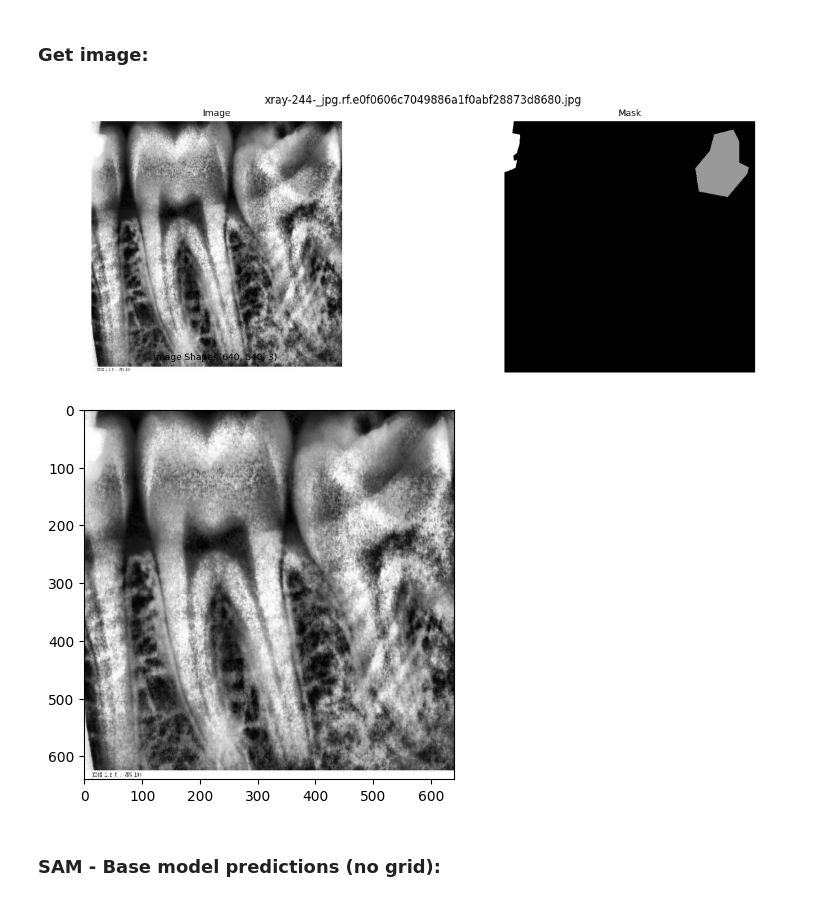
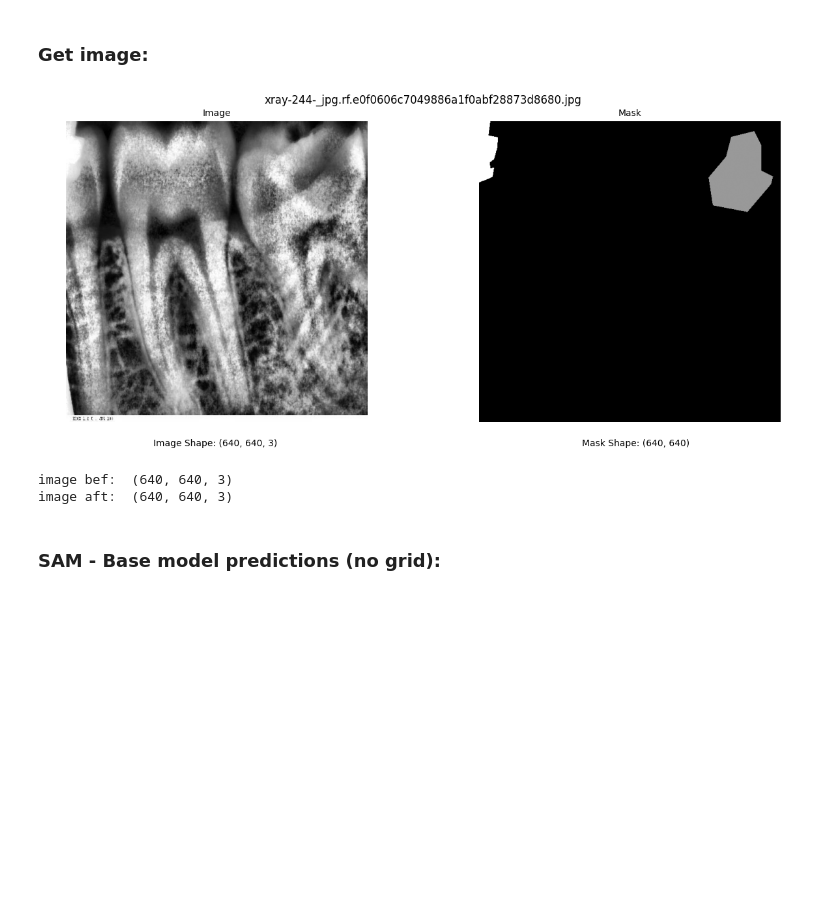
Before and after one commit to OSmith132/Automated-Dental-Segmentation, a Jupyter notebook: main.ipynb, the cells around one changed output. Drawn from its saved outputs; the diff is of its cells as text; code cells hidden in the pictures; blank space fills up the shorter version.

```diff
--- a/main.ipynb
+++ b/main.ipynb
@@ -62,22 +62,28 @@ valid_dataset = ImageMaskDataset(dataset_path, "valid", processor)
 # %%
 # Select random image
 image_idx = random.randint(0, len(test_dataset)-1)
 
 
 image_idx = 45 # delete this
 
-# Load an image
-image_tensor = test_dataset[image_idx]["pixel_values"]
+test_dataset.show_image_mask(image_idx)
 
 
 
-test_dataset.show_image_mask(image_idx)
 
-plt.imshow(image_tensor)
-plt.show()
+# Load an image (This works far better if you don'd convert to a tensor first)
+image_tensor = test_dataset[image_idx]["pixel_values"]
+
+#image_tensor = torch.permute(image_tensor,(1,2,0)).numpy()
+
+
+# image_tensor = torch.permute(image_tensor, (1,2,0))
+
+# print("image fnl: ", image_tensor.size())
 # %% [output]
-[figure, old version]
+[figure, new version]
-[figure, removed]
+image bef:  (640, 640, 3)
+image aft:  (640, 640, 3)
 # %% [markdown]
 ### SAM - Base model predictions (no grid):
 # %%
```
Also changed, not shown: parts of 4 cells of this notebook, 1 other file.
